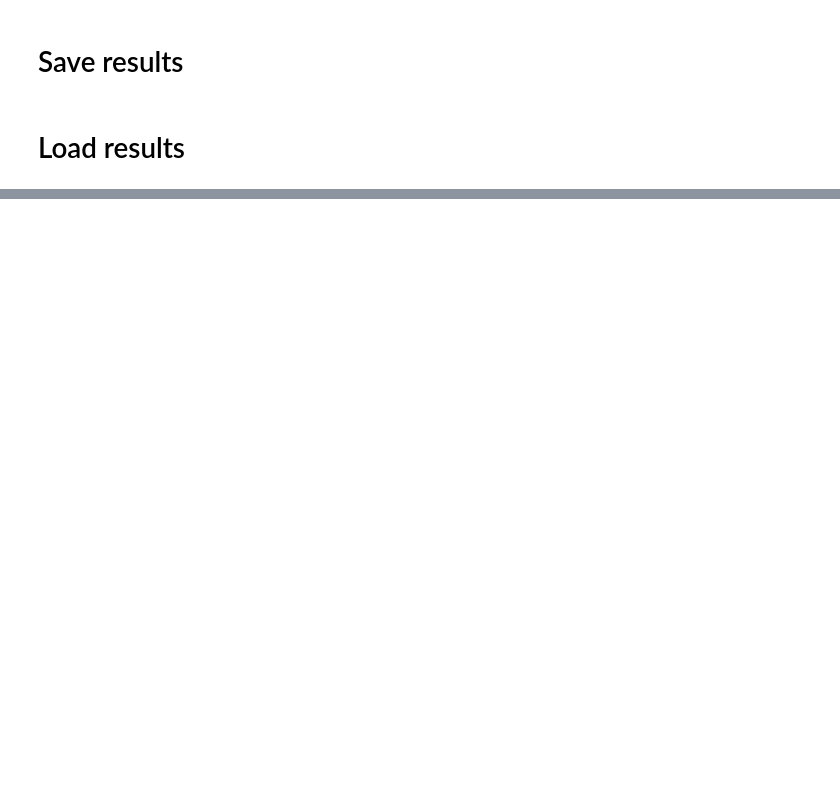
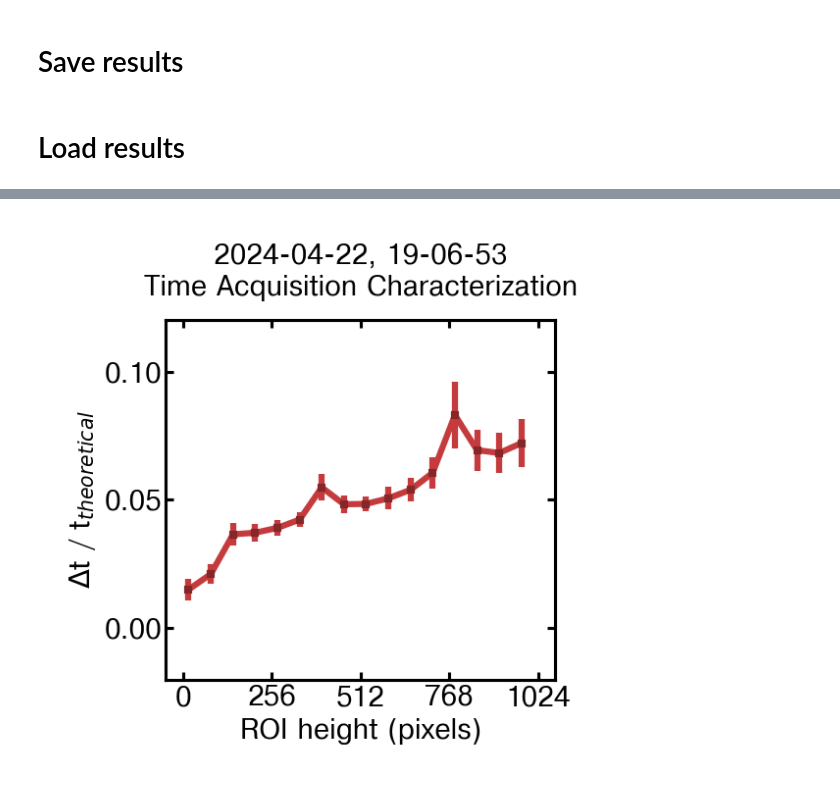
Before and after one commit to TQT-RAAQS/LLRS, a Jupyter notebook: tools/image_acquisition_characterization.ipynb, the cells around one changed output, grey strips where cells are left out. Cells and saved outputs as stored; diff of their text form; code cells hidden in the pictures; blank space fills up the shorter version.

```diff
--- a/tools/image_acquisition_characterization.ipynb
+++ b/tools/image_acquisition_characterization.ipynb
@@ -159,26 +291,28 @@ plt.show()
 # %%
 acq_time_mean = time_data.mean(axis = 1)
 acq_time_std = time_data.std(axis = 1)
 
 fig, ax = getStylishFigureAxes(1, 1, dpi=300)
 
 yvals = np.array([theoretical_acquistion_time_oct3(W = 1024, H = x) for x in roi_heights])
 ErrorbarPlotter(
     fig,
     ax,
     roi_heights,
     (acq_time_mean / 1e6 - yvals * 1e3) / (yvals * 1e3),
     yerr = acq_time_std / 1e6 / (yvals * 1e3),
     ylim = [-0.02, 0.12],
     yticks = [0, 0.05, 0.1],
     xlim = [-50, 1074],
     xticks = [0, 256, 512, 768, 1024],
     style = {"linestyle": "-", "marker": "s", "markersize": 1},
     xlabel = "ROI height (pixels)",
     ylabel = "$\Delta$t / t${}_{theoretical}$",
 ).draw()
 
-ax.set_title(f"{title}\nTime Acquisition Characterization", fontsize=7)
+ax.set_title(f"{title.split('.')[0]}\nTime Acquisition Characterization", fontsize=7)
 plt.tight_layout()
 plt.savefig("result.jpg")
 plt.show()
+# %% [output]
+[figure, added]
```
Also changed, not shown: parts of 11 cells of this notebook, 1 other file.
